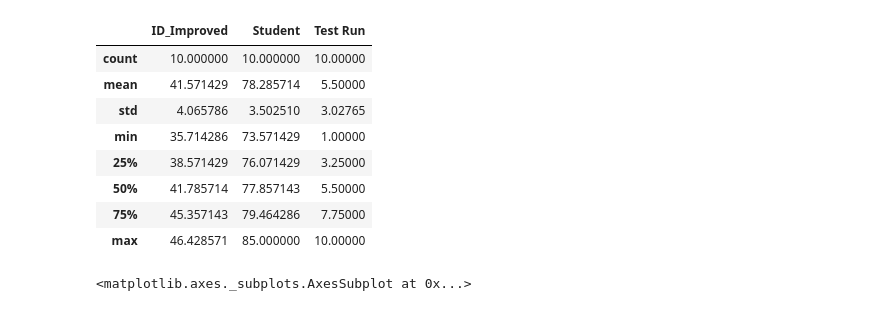
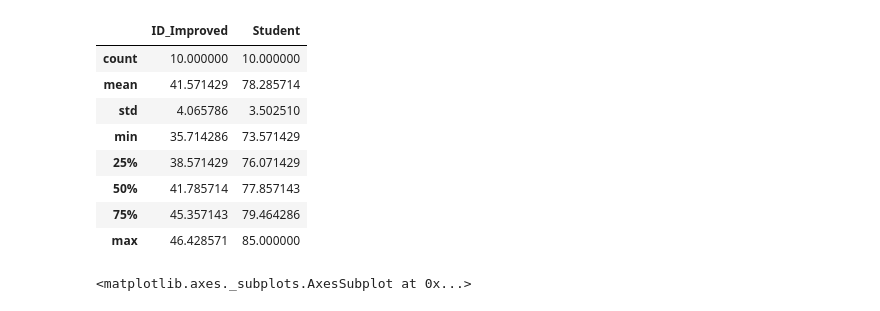
Before and after one commit to rmhyman/AIND-Isolation, a Jupyter notebook: heuristic_analysis.ipynb, the cells around one changed output. Cells and saved outputs as stored; diff of their text form; code cells hidden in the pictures.

```diff
--- a/heuristic_analysis.ipynb
+++ b/heuristic_analysis.ipynb
@@ -29,20 +97,20 @@ def build_dict(filename):
 # %%
 d = build_dict('blank_space_results.log')
 df1 = pd.DataFrame(d)
 df1['Heuristic'] = 'blank space'
 df1['ID_Improved'] = pd.to_numeric(df1['ID_Improved'])
 df1['Student'] = pd.to_numeric(df1['Student'])
-df1.describe()
+df1[['ID_Improved','Student']].describe()
 # %% [output]
-|  | ID_Improved | Student | Test Run |
-| count | 10.000000 | 10.000000 | 10.00000 |
-| mean | 41.571429 | 78.285714 | 5.50000 |
-| std | 4.065786 | 3.502510 | 3.02765 |
-| min | 35.714286 | 73.571429 | 1.00000 |
-| 25% | 38.571429 | 76.071429 | 3.25000 |
-| 50% | 41.785714 | 77.857143 | 5.50000 |
-| 75% | 45.357143 | 79.464286 | 7.75000 |
-| max | 46.428571 | 85.000000 | 10.00000 |
+|  | ID_Improved | Student |
+| count | 10.000000 | 10.000000 |
+| mean | 41.571429 | 78.285714 |
+| std | 4.065786 | 3.502510 |
+| min | 35.714286 | 73.571429 |
+| 25% | 38.571429 | 76.071429 |
+| 50% | 41.785714 | 77.857143 |
+| 75% | 45.357143 | 79.464286 |
+| max | 46.428571 | 85.000000 |
 # %%
 df1[['ID_Improved','Student']].plot()
 # %% [output]
```
Also changed, not shown: parts of 21 cells of this notebook, 3 other files.
